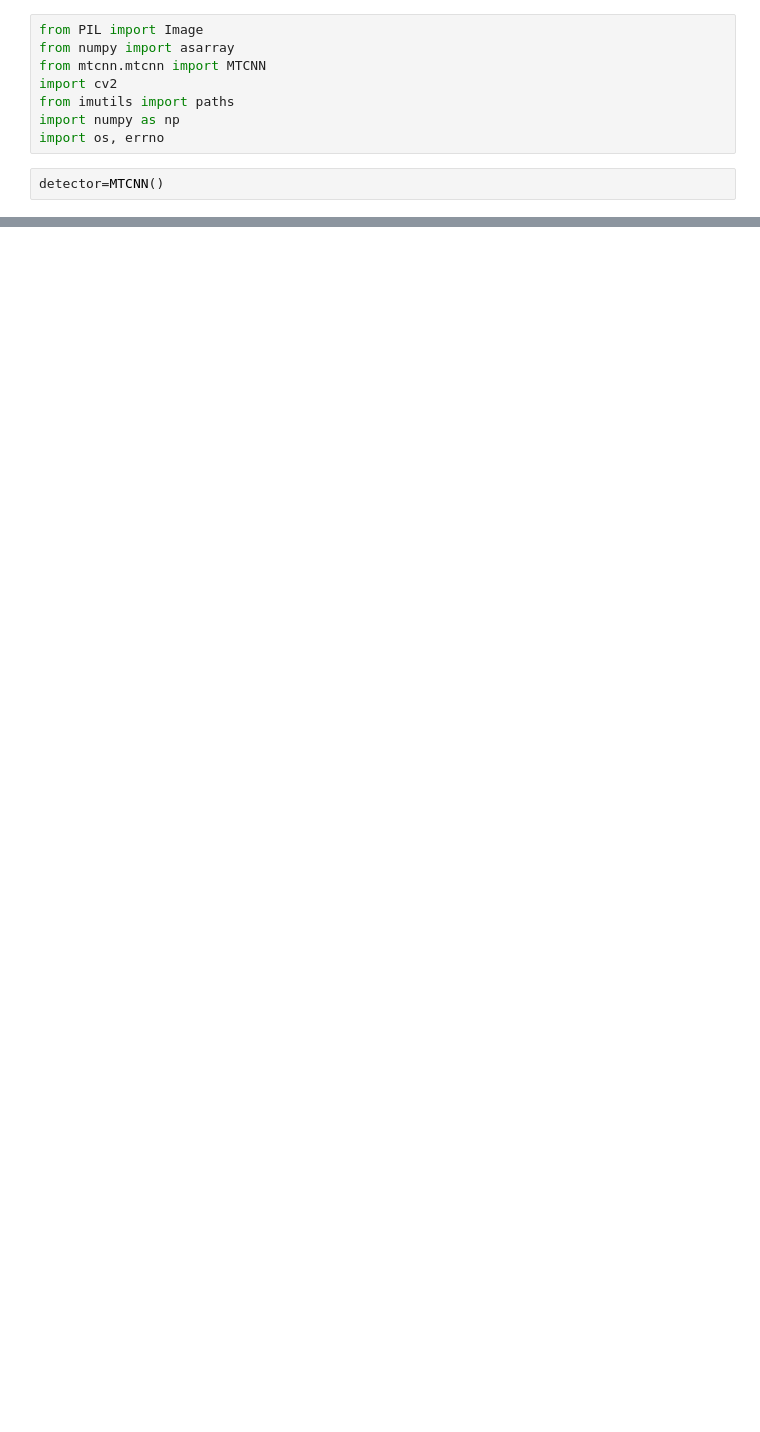
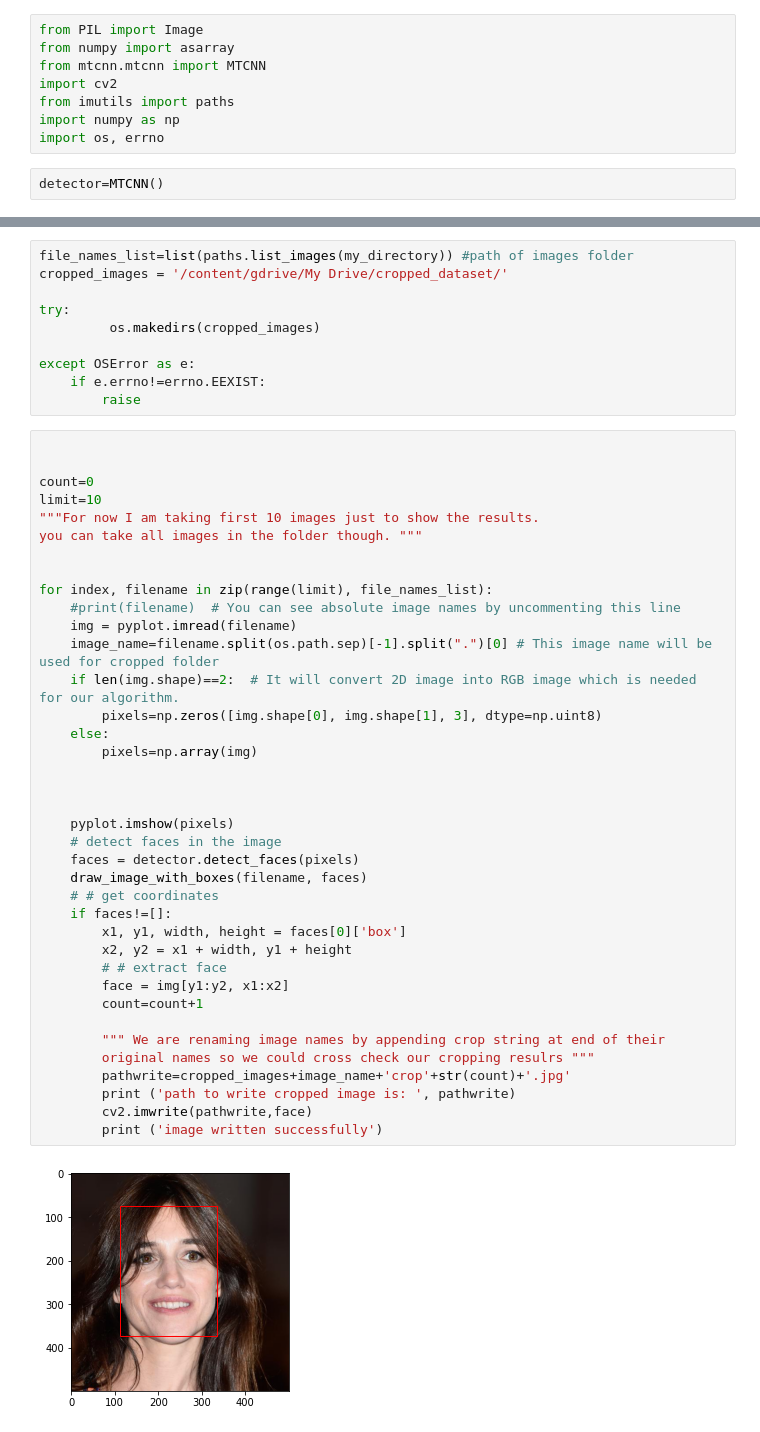
Before and after one commit to ExpertsVision/Hobby, a Jupyter notebook: FaceDetection.ipynb, the cells around one changed output, grey strips where cells are left out. Drawn from its saved outputs; the diff is of its cells as text; blank space fills up the shorter version.

Commit message:
Finalized basic code of face cropping using mtcnn. Saved cropped images in Google Drive

```diff
--- a/FaceDetection.ipynb
+++ b/FaceDetection.ipynb
@@ -221,0 +215,50 @@ for i,filename in enumerate(folders):
+# %%
+file_names_list=list(paths.list_images(my_directory)) #path of images folder
+cropped_images = '/content/gdrive/My Drive/cropped_dataset/'
+
+try:
+         os.makedirs(cropped_images)
+
+except OSError as e:
+    if e.errno!=errno.EEXIST:
+        raise
+# %%
+
+
+count=0
+limit=10
+"""For now I am taking first 10 images just to show the results.
+you can take all images in the folder though. """
+
+
+for index, filename in zip(range(limit), file_names_list):
+    #print(filename)  # You can see absolute image names by uncommenting this line
+    img = pyplot.imread(filename)
+    image_name=filename.split(os.path.sep)[-1].split(".")[0] # This image name will be used for cropped folder
+    if len(img.shape)==2:  # It will convert 2D image into RGB image which is needed for our algorithm.
+        pixels=np.zeros([img.shape[0], img.shape[1], 3], dtype=np.uint8)
+    else:
+        pixels=np.array(img)
+
+
+
+    pyplot.imshow(pixels)
+    # detect faces in the image
+    faces = detector.detect_faces(pixels)
+    draw_image_with_boxes(filename, faces)
+    # # get coordinates
+    if faces!=[]:
+        x1, y1, width, height = faces[0]['box']
+        x2, y2 = x1 + width, y1 + height
+        # # extract face
+        face = img[y1:y2, x1:x2]
+        count=count+1
+
+        """ We are renaming image names by appending crop string at end of their
+        original names so we could cross check our cropping resulrs """
+        pathwrite=cropped_images+image_name+'crop'+str(count)+'.jpg'
+        print ('path to write cropped image is: ', pathwrite)
+        cv2.imwrite(pathwrite,face)
+        print ('image written successfully')
+# %% [output]
+[figure, added]
```
Also changed, not shown: parts of 19 cells of this notebook.
